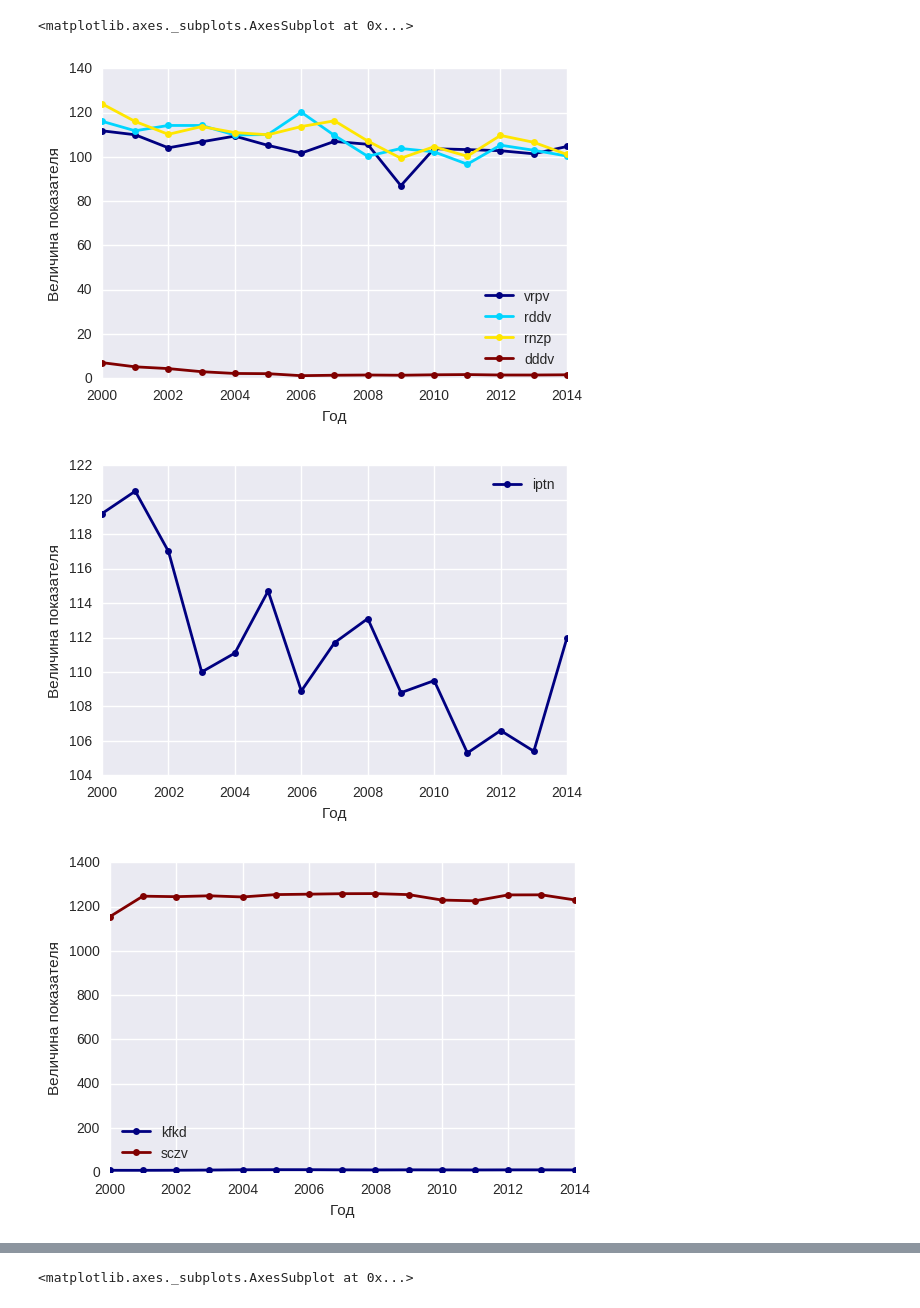
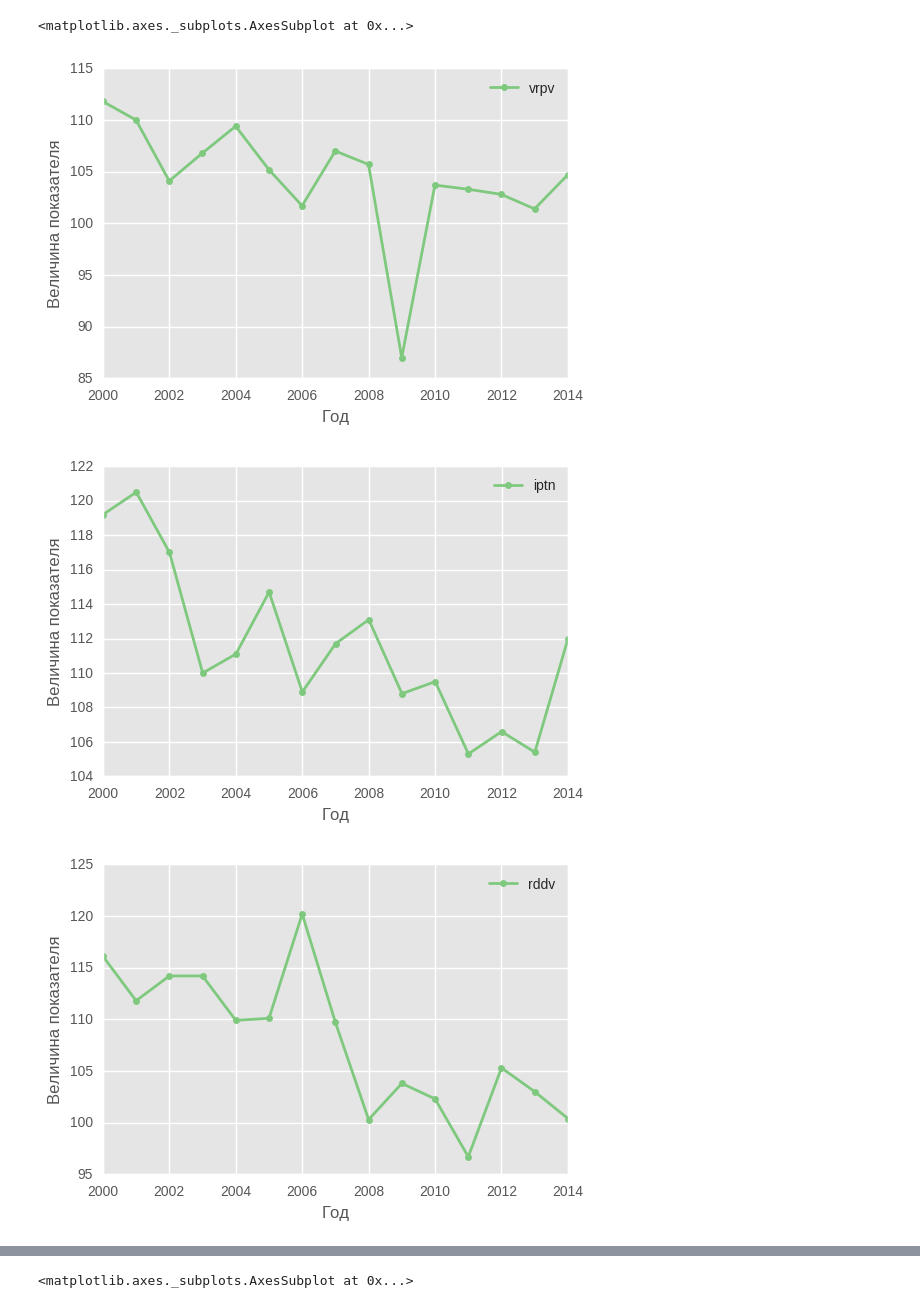
Before and after one commit to Bu3a3a/magister, a Jupyter notebook: Untitled1.ipynb, the cells around one changed output, grey strips where cells are left out. Drawn from its saved outputs; the diff is of its cells as text; code cells hidden in the pictures.

```diff
--- a/Untitled1.ipynb
+++ b/Untitled1.ipynb
@@ -34,7 +36,7 @@ CLASSIFIERS = [linear_model.LogisticRegression, ensemble.GradientBoostingClassif
 REGRESSORS = [linear_model.Ridge, ensemble.GradientBoostingRegressor]
 PLOT_STYLE = {
     'lw': 2,
-    'colormap': 'jet',
+    'colormap': 'Accent',
     'marker': '.',
     'markersize': 10,
 }
@@ -149,10 +153,14 @@ imds:  импорт, млн долларов сша
 # %%
-draw_plot(X.iloc[:,(0, 2, 3, 4)])
+draw_plot(X.iloc[:,[0]])
 draw_plot(X.iloc[:,[1]])
-draw_plot(X.iloc[:,(5,7)])
+draw_plot(X.iloc[:,[2]])
+draw_plot(X.iloc[:,[3]])
+draw_plot(X.iloc[:,[4]])
+draw_plot(X.iloc[:,[5]])
 draw_plot(X.iloc[:,[6]])
+draw_plot(X.iloc[:,[7]])
 # %% [output]
 <matplotlib.axes._subplots.AxesSubplot at 0x...>
-[figure, old version]
+[figure, new version]
-[figure, old version]
+[figure, new version]
-[figure, old version]
+[figure, new version]
```
Also changed, not shown: parts of 13 cells of this notebook, 7 other files.
